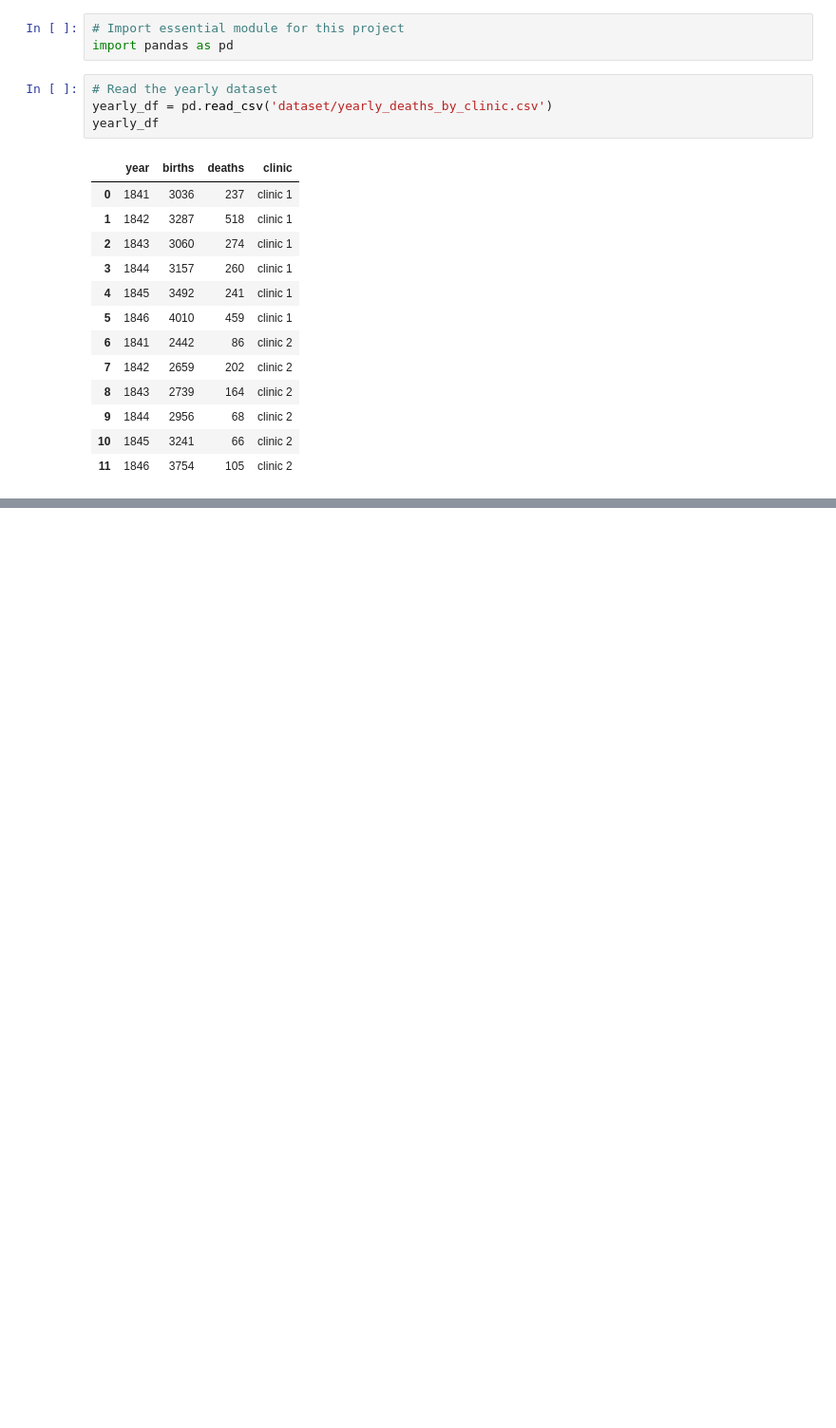
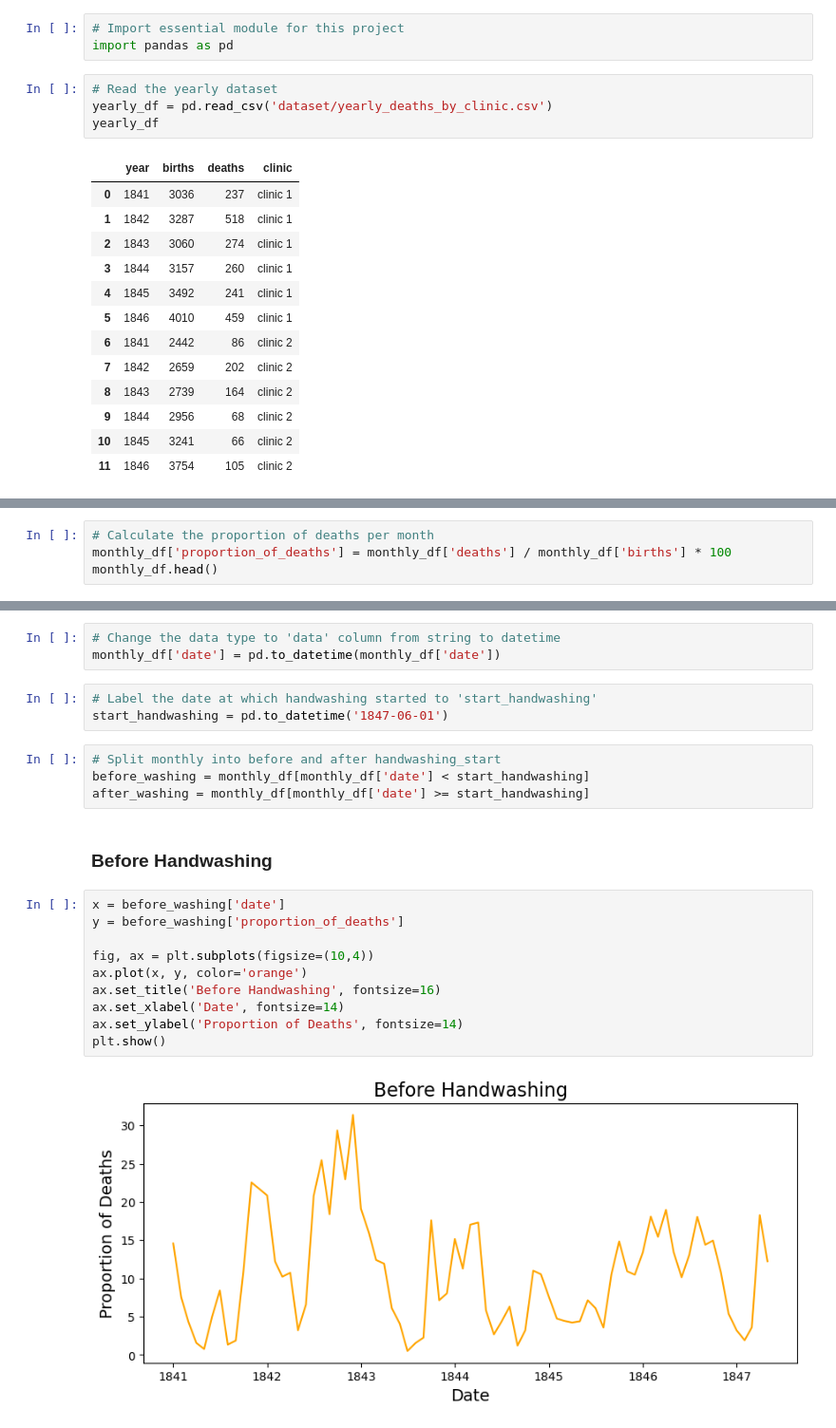
Before and after one commit to ZobaerIslam/handwashing-effect, a Jupyter notebook: handwashingEffect.ipynb, the cells around one changed output, grey strips where cells are left out. Shown: that part at 95% size. Cells and saved outputs as stored; diff of their text form; blank space fills up the shorter version.

```diff
--- a/handwashingEffect.ipynb
+++ b/handwashingEffect.ipynb
@@ -21,0 +192,4 @@ yearly_df
+# %%
+# Calculate the proportion of deaths per month
+monthly_df['proportion_of_deaths'] = monthly_df['deaths'] / monthly_df['births'] * 100
+monthly_df.head()
@@ -21,0 +214,24 @@ yearly_df
+# %%
+# Change the data type to 'data' column from string to datetime
+monthly_df['date'] = pd.to_datetime(monthly_df['date'])
+# %%
+# Label the date at which handwashing started to 'start_handwashing'
+start_handwashing = pd.to_datetime('1847-06-01')
+# %%
+# Split monthly into before and after handwashing_start
+before_washing = monthly_df[monthly_df['date'] < start_handwashing]
+after_washing = monthly_df[monthly_df['date'] >= start_handwashing]
+# %% [markdown]
+### Before Handwashing
+# %%
+x = before_washing['date']
+y = before_washing['proportion_of_deaths']
+
+fig, ax = plt.subplots(figsize=(10,4))
+ax.plot(x, y, color='orange')
+ax.set_title('Before Handwashing', fontsize=16)
+ax.set_xlabel('Date', fontsize=14)
+ax.set_ylabel('Proportion of Deaths', fontsize=14)
+plt.show()
+# %% [output]
+[figure, added]
```
Also changed, not shown: parts of 37 cells of this notebook.
